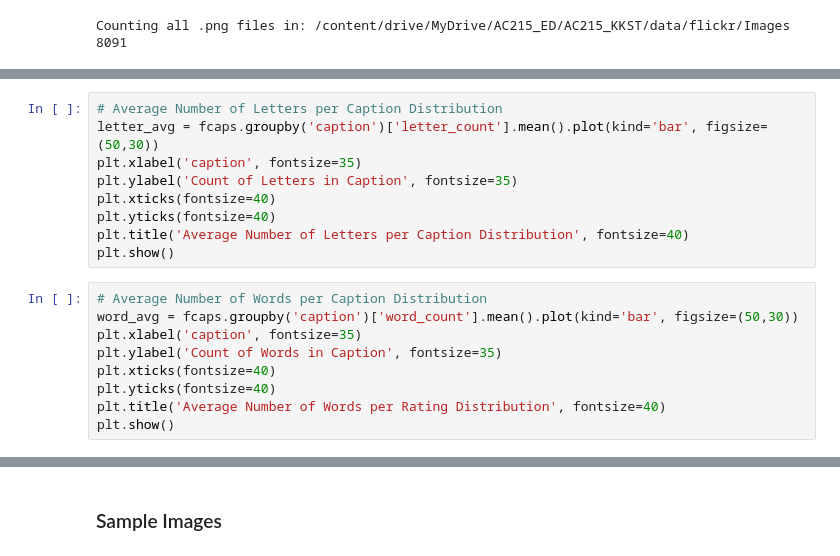
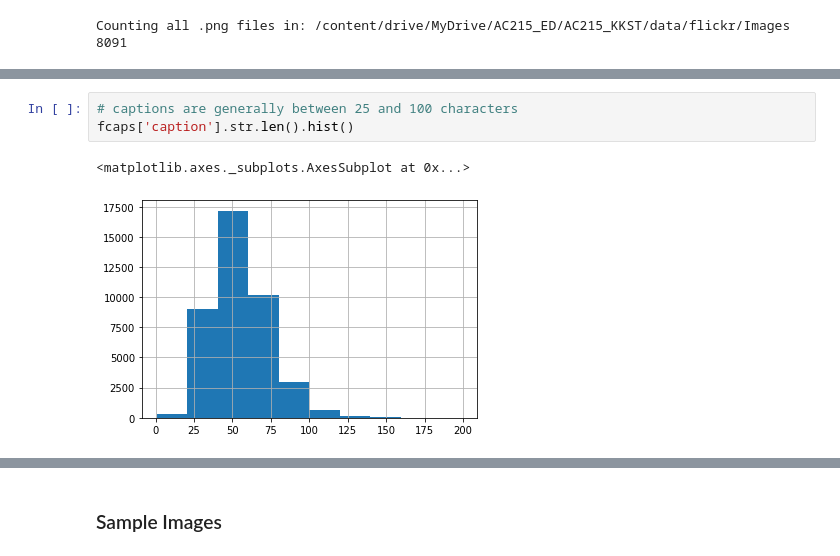
Before and after one commit to skgithub14/AC215_KKST, a Jupyter notebook: notebooks/EDA.ipynb, the cells around one changed output, grey strips where cells are left out. Drawn from its saved outputs; the diff is of its cells as text.

Commit message:
updated caption EDA

```diff
--- a/notebooks/EDA.ipynb
+++ b/notebooks/EDA.ipynb
@@ -524,18 +491,6 @@ plt.show()
-# %%
-# Average Number of Letters per Caption Distribution
-letter_avg = fcaps.groupby('caption')['letter_count'].mean().plot(kind='bar', figsize=(50,30))
-plt.xlabel('caption', fontsize=35)
-plt.ylabel('Count of Letters in Caption', fontsize=35)
-plt.xticks(fontsize=40)
-plt.yticks(fontsize=40)
-plt.title('Average Number of Letters per Caption Distribution', fontsize=40)
-plt.show()
-# %%
-# Average Number of Words per Caption Distribution
-word_avg = fcaps.groupby('caption')['word_count'].mean().plot(kind='bar', figsize=(50,30))
-plt.xlabel('caption', fontsize=35)
-plt.ylabel('Count of Words in Caption', fontsize=35)
-plt.xticks(fontsize=40)
-plt.yticks(fontsize=40)
-plt.title('Average Number of Words per Rating Distribution', fontsize=40)
-plt.show()
+# %%
+# captions are generally between 25 and 100 characters
+fcaps['caption'].str.len().hist()
+# %% [output]
+<matplotlib.axes._subplots.AxesSubplot at 0x...>
+[figure, added]
```
Also changed, not shown: parts of 20 cells of this notebook.
